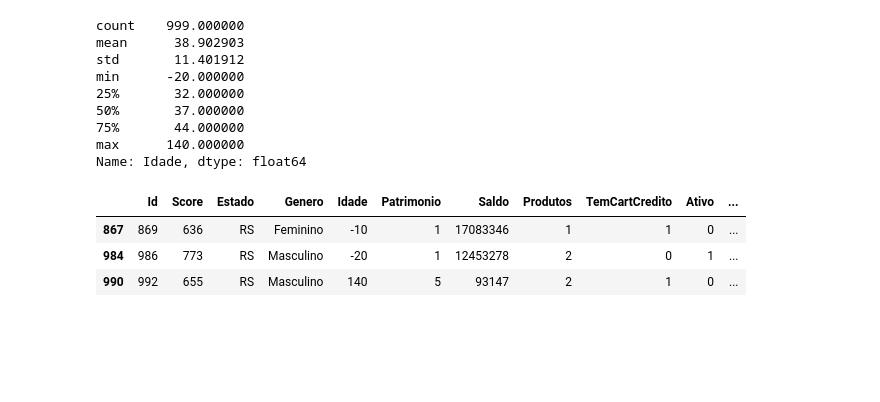
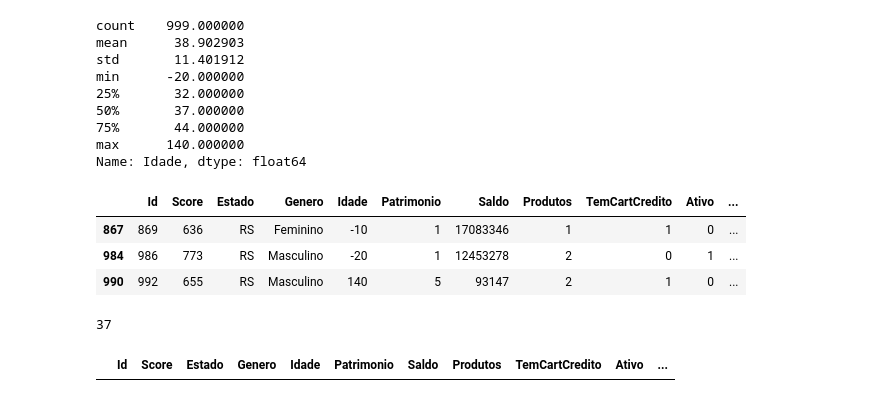
Before and after one commit to RodrigoD4v/FormacaoCD_Python, a Jupyter notebook: LimpezaTratamentoDeDados/notebooks/limpezatratemento.ipynb, the cells around one changed output. Drawn from its saved outputs; the diff is of its cells as text; code cells hidden in the pictures; blank space fills up the shorter version.

Commit message:
Substituindo valores de idade fora do dominio pela mediana

```diff
--- a/LimpezaTratamentoDeDados/notebooks/limpezatratemento.ipynb
+++ b/LimpezaTratamentoDeDados/notebooks/limpezatratemento.ipynb
@@ -243,3 +243,17 @@ dataset.loc[(dataset['Idade'] <  0 )  | ( dataset['Idade'] >  120) ]
 | 867 | 869 | 636 | RS | Feminino | -10 | 1 | 17083346 | 1 | 1 | 0 | ... |
 | 984 | 986 | 773 | RS | Masculino | -20 | 1 | 12453278 | 2 | 0 | 1 | ... |
 | 990 | 992 | 655 | RS | Masculino | 140 | 5 | 93147 | 2 | 1 | 0 | ... |
+# %%
+#calulando a mediana
+mediana = sts.median(dataset['Idade'])
+mediana
+# %% [output]
+37
+# %%
+#substituindo valores fora do domínio pela mediana
+dataset.loc[(dataset['Idade'] <  0 )  | ( dataset['Idade'] >  120), 'Idade'] = mediana
+# %%
+#verificando se ainda existem idades fora do domínio
+dataset.loc[(dataset['Idade'] <  0 )  | ( dataset['Idade'] >  120) ]
+# %% [output]
+|  | Id | Score | Estado | Genero | Idade | Patrimonio | Saldo | Produtos | TemCartCredito | Ativo | ... |
```
